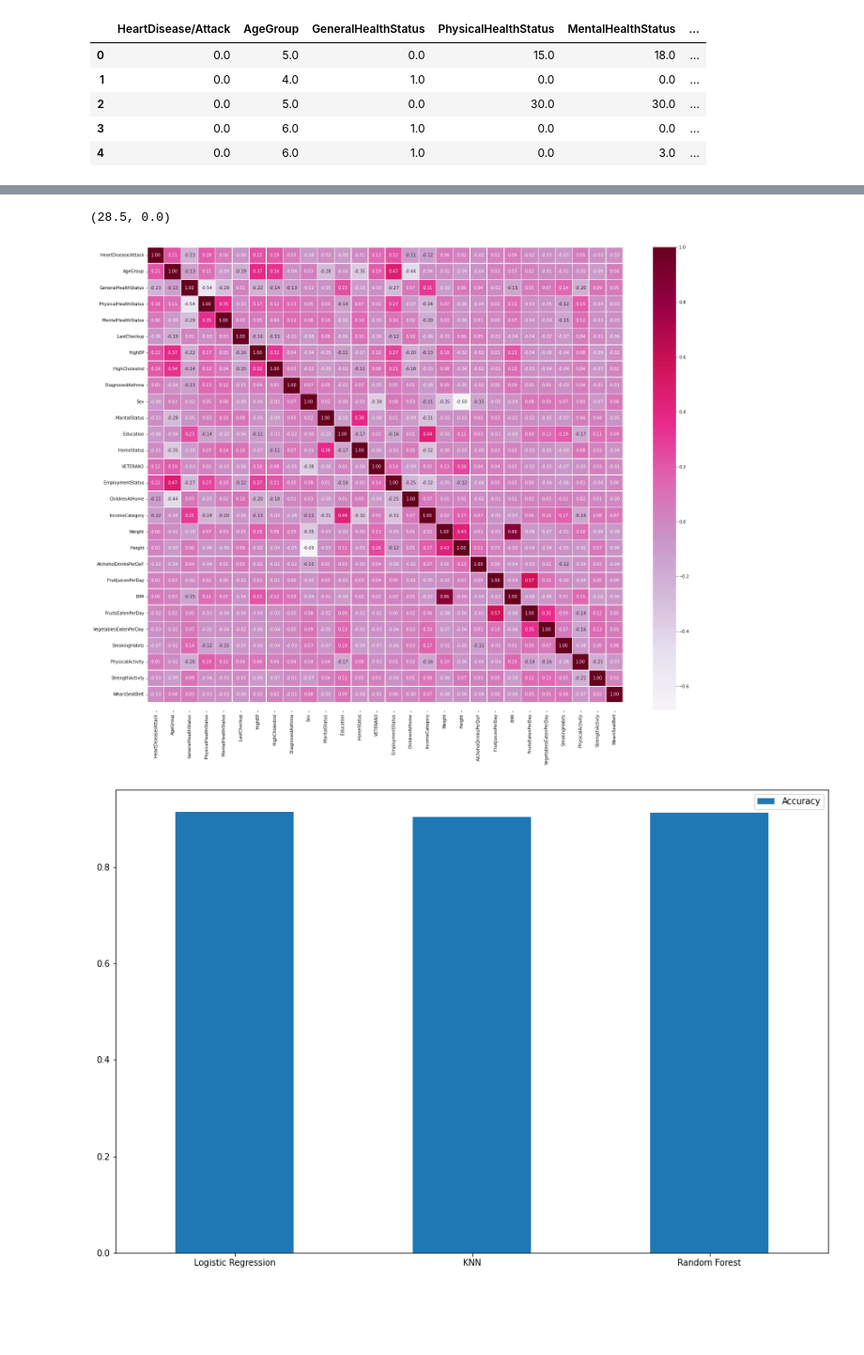
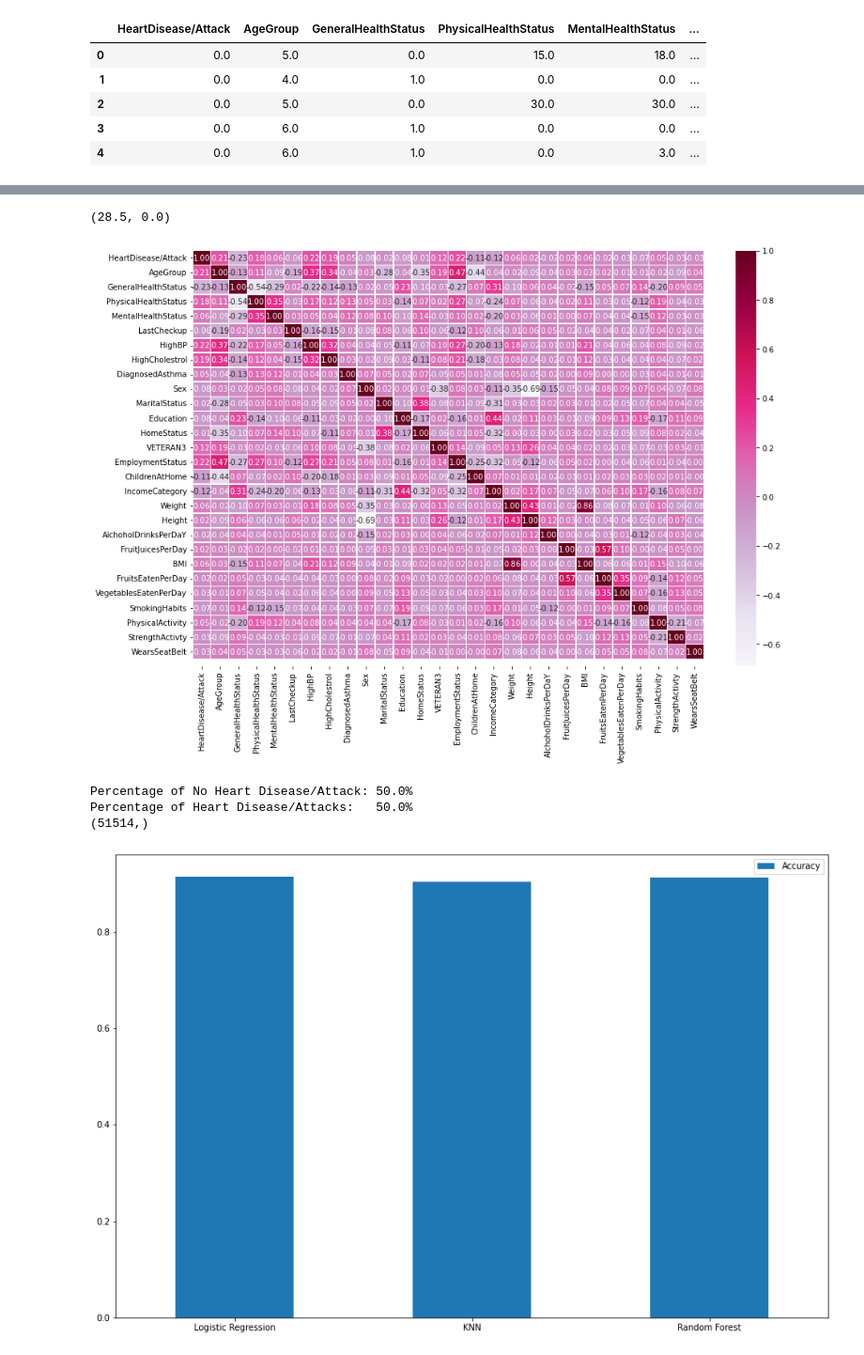
Before and after one commit to A-Refaie/DS_project, a Jupyter notebook: HD_analysis.ipynb, the cells around one changed output, grey strips where cells are left out. Shown at 94% size. Cells and saved outputs as stored; diff of their text form; code cells hidden in the pictures; blank space fills up the shorter version.

```diff
--- a/HD_analysis.ipynb
+++ b/HD_analysis.ipynb
@@ -55,16 +51,16 @@ plt.pie([NHA,HA], labels=['No HeartDisease/Attack','Heart Disease/Attack'], expl
 # %%
 corr_matrix = df.corr()
-fig, ax = plt.subplots(figsize=(25,20))
+fig, ax = plt.subplots(figsize=(15,10))
 ax = sns.heatmap(corr_matrix,
                  annot=True,
                  linewidth=0.5,
                  fmt='.2f',
                  cmap='PuRd')
 bottom, top = ax.get_ylim()
 ax.set_ylim(bottom + 0.5)
 # %% [output]
 (28.5, 0.0)
-[figure, old version]
+[figure, new version]
 # %%
 #drop fruit juice and Weight as they are correlated with other features
 X = df.drop(['HeartDisease/Attack','Weight',], axis=1)
@@ -79,0 +74,12 @@ X_train, X_test, y_train, y_test = train_test_split(X, y, test_size=0.2, random_
+# %%
+undersample = NearMiss(version=1, n_neighbors=3, n_jobs=4)
+X,y=undersample.fit_resample(X,y)
+NHA= round(y.value_counts()[0] / len(y) * 100, 2)
+HA= round(y.value_counts()[1] / len(y) * 100, 2)
+print(f'Percentage of No Heart Disease/Attack: {NHA}%')
+print(f'Percentage of Heart Disease/Attacks:   {HA}%')
+print(y.shape)
+# %% [output]
+Percentage of No Heart Disease/Attack: 50.0%
+Percentage of Heart Disease/Attacks:   50.0%
+(51514,)
```
Also changed, not shown: parts of 11 cells of this notebook.
